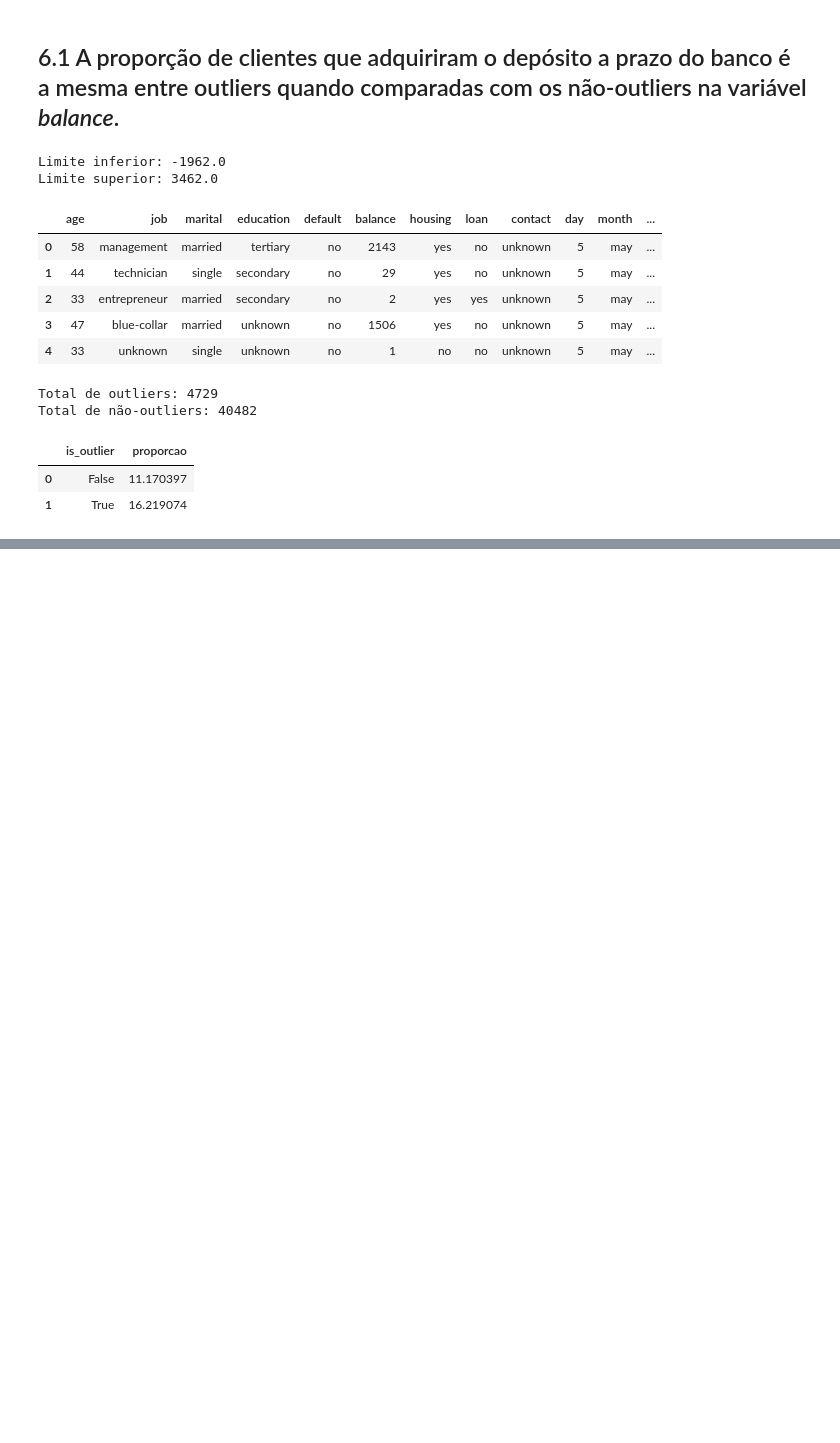
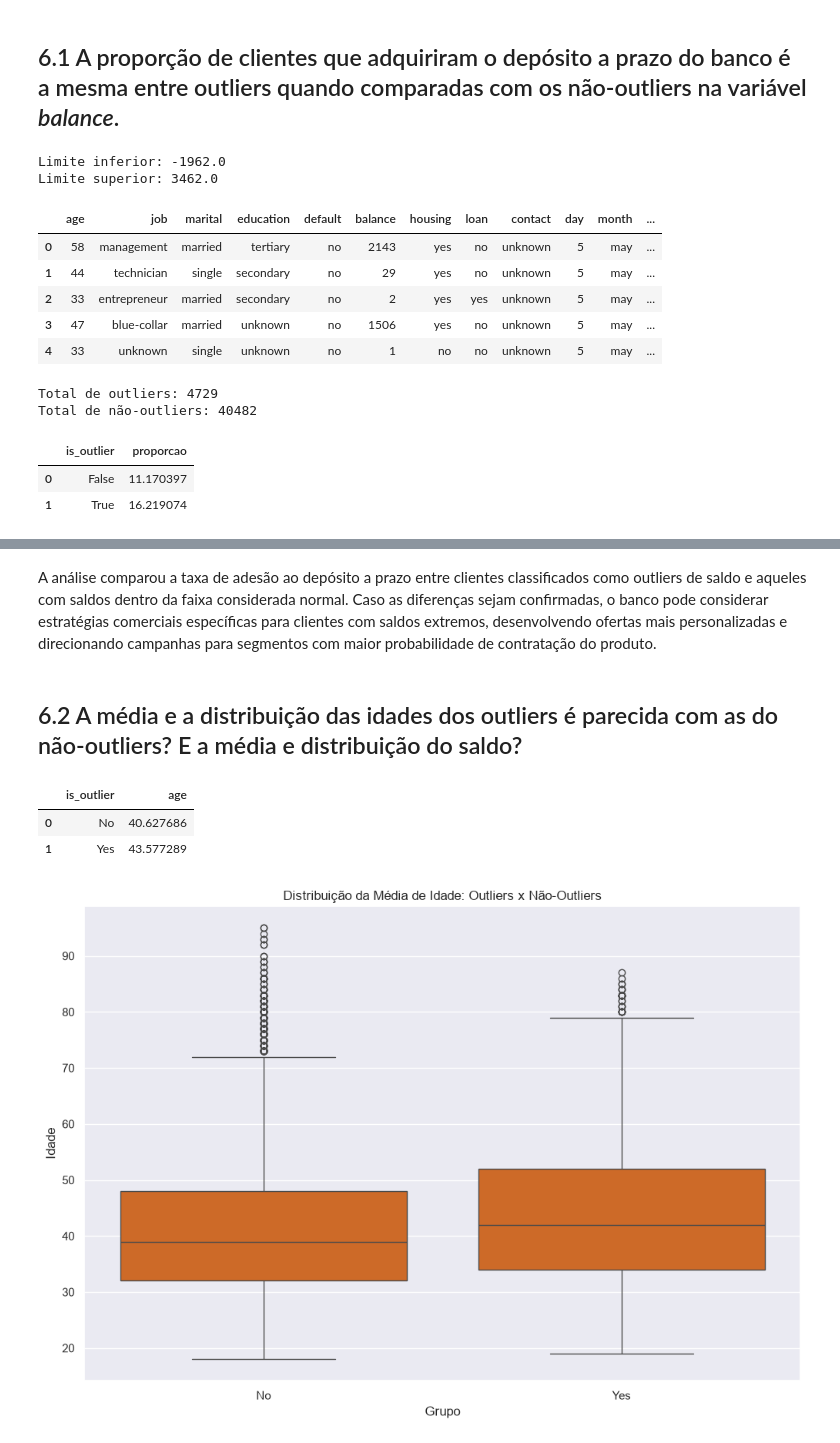
Before and after one commit to hccruz/Bank_Marketing, a Jupyter notebook: notebook/main.ipynb, the cells around one changed output, grey strips where cells are left out. Saved outputs shown, nothing was run; the diff lists cells and outputs as text; code cells hidden in the pictures; blank space fills up the shorter version.

```diff
--- a/notebook/main.ipynb
+++ b/notebook/main.ipynb
@@ -415,0 +410,34 @@ plt.show()
+# %% [markdown]
+A análise comparou a taxa de adesão ao depósito a prazo entre clientes classificados como outliers de saldo e aqueles com saldos dentro da faixa considerada normal. Caso as diferenças sejam confirmadas, o banco pode considerar estratégias comerciais específicas para clientes com saldos extremos, desenvolvendo ofertas mais personalizadas e direcionando campanhas para segmentos com maior probabilidade de contratação do produto.
+# %% [markdown]
+## 6.2 A média e a distribuição das idades dos outliers é parecida com as do não-outliers? E a média e distribuição do saldo?
+# %%
+# Comparar a média das idades
+media_outliers = df.groupby('is_outlier')['age'].agg('mean').reset_index()
+
+media_outliers['is_outlier'] = media_outliers['is_outlier'].map({False:'No', True:'Yes'})
+
+media_outliers
+# %% [output]
+|  | is_outlier | age |
+| 0 | No | 40.627686 |
+| 1 | Yes | 43.577289 |
+# %%
+plt.figure(figsize=(12,8))
+
+ax = sns.boxplot(
+    data=df,
+    x='is_outlier',
+    y='age',
+    color= "#e9640c"
+)
+
+ax.set_xticklabels(['No', 'Yes'])
+
+plt.title('Distribuição da Média de Idade: Outliers x Não-Outliers')
+plt.xlabel('Grupo')
+plt.ylabel('Idade')
+
+plt.show()
+# %% [output]
+[figure, added]
```
Also changed, not shown: parts of 5 cells of this notebook.
